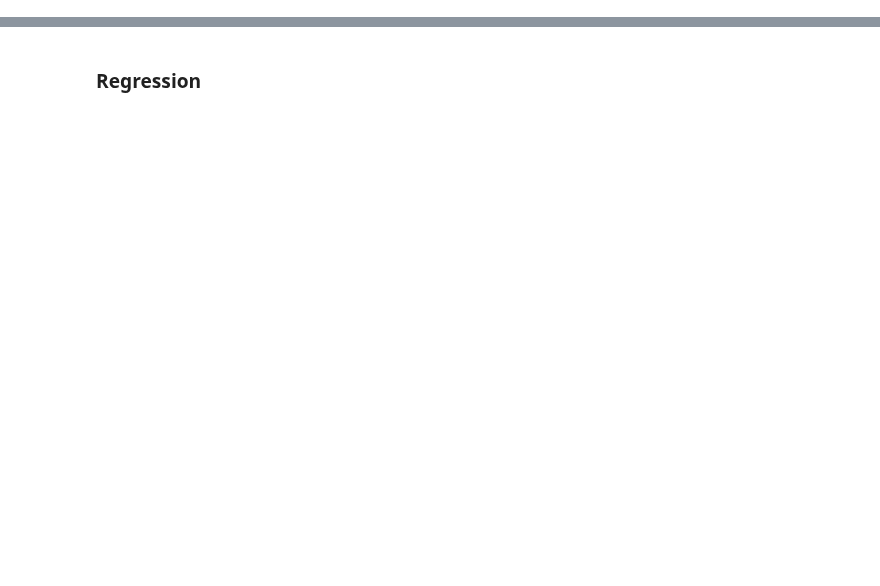
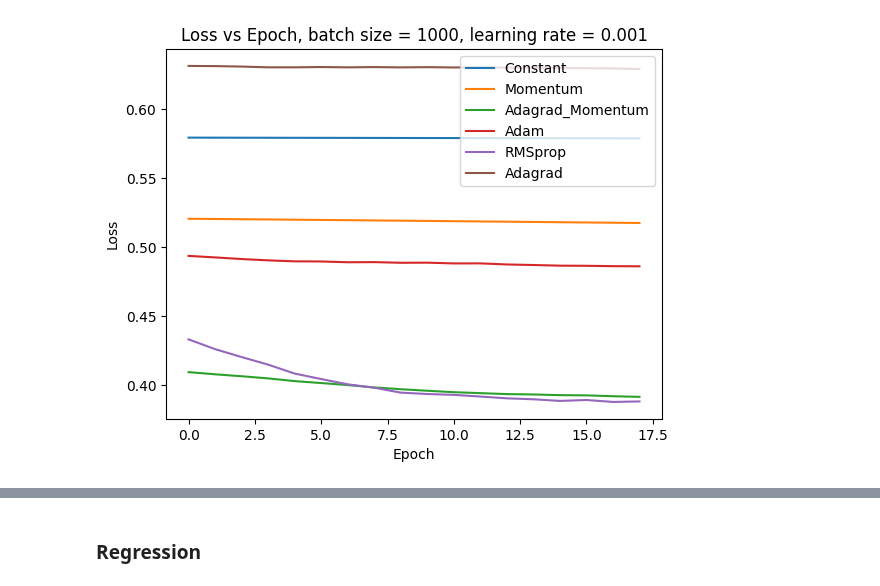
Before and after one commit to GauteJ1/FYS-STK-projects, a Jupyter notebook: project_2/src/NN.ipynb, the cells around one changed output, grey strips where cells are left out. Cells and saved outputs as stored; diff of their text form; code cells hidden in the pictures; blank space fills up the shorter version.

```diff
--- a/project_2/src/NN.ipynb
+++ b/project_2/src/NN.ipynb
@@ -84,0 +126,13 @@ plt.show()
+# %%
+# plot
+i = 0
+for method, loss_list in zip(learning_strats, losses):
+    if i in [0, 1, 2,3,4,5]:
+        plt.plot(loss_list, label=method)
+        plt.xlabel("Epoch")
+        plt.ylabel("Loss")
+        plt.title(f"Loss vs Epoch, batch size = {batch_size}, learning rate = {learning_rate}")
+        plt.legend()
+    i += 1
+# %% [output]
+[figure, added]
```
Also changed, not shown: parts of 23 cells of this notebook, 5 other files.
